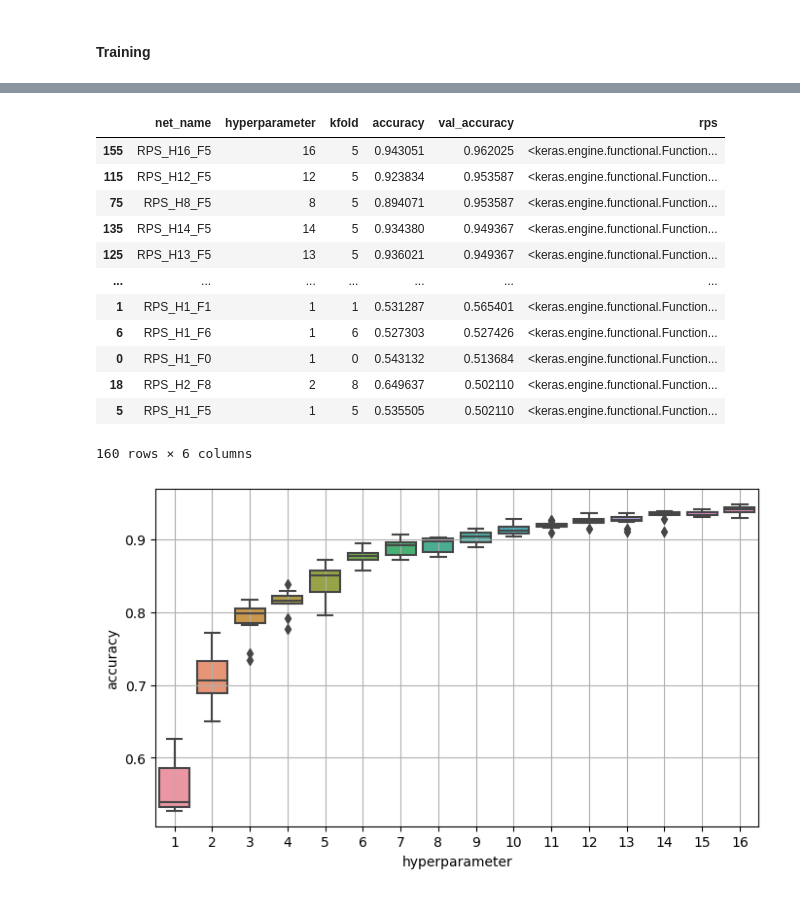
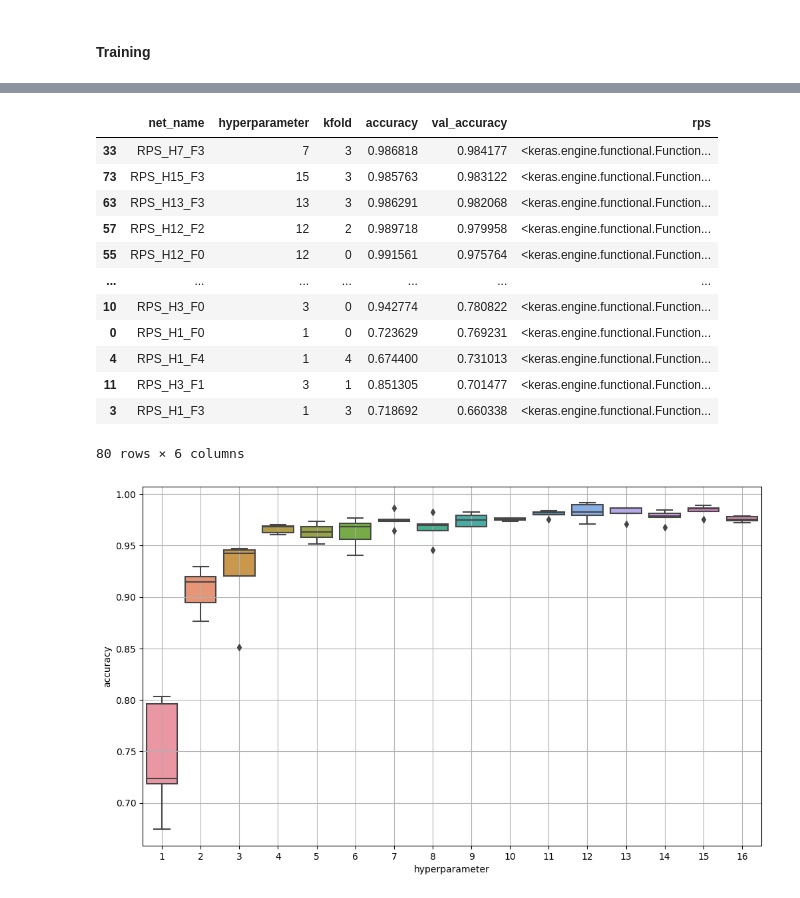
Before and after one commit to renatohack/Robotics-and-Computer-Vision, a Jupyter notebook: 2 - Computer Vision/cv/AT/src/krps-folder.ipynb, the cells around one changed output, grey strips where cells are left out. Drawn from its saved outputs; the diff is of its cells as text; code cells hidden in the pictures.

Commit message:
Treinamento finalizado com KFold, Early Stopping e augmentation de 359 graus.

```diff
--- a/2 - Computer Vision/cv/AT/src/krps-folder.ipynb
+++ b/2 - Computer Vision/cv/AT/src/krps-folder.ipynb
@@ -20,7 +21,7 @@ from matplotlib import pyplot
 # IMPORT IMAGES
 dir_images_train = "C:\\zImagens\\train"
 image_size = (32,32)
-batch_size = 1
+batch_size = 32
 
 # TRAINING
 the_seed = 32
@@ -29,11 +30,12 @@ convnn_acivation = 'relu'
 fully_connected_acivation = 'tanh'
 hyperparameter_max = 16
 learning_rate = 0.001
-max_epochs = 5
+patience = 10
+max_epochs = patience * 100
 score_metric = 'accuracy'
 verbose = 1
-phi = 360
-n_folds = 10
+phi = 359
+n_folds = 5
 
 # SET RANDOM
 random.seed(the_seed)
@@ -78,7 +80,7 @@ def create_rps(input_size : tuple[int, int, int] = (32, 32, 1),
                       fully_connected_acivation : str = 'tanh',
                       net_name : str = 'RPS',
                       hyperparameter : int = 1,
-                      phi = 360):
+                      phi : float = 360):
 
     filter_size = (3,3)
     pooling_size = (2,2)
@@ -128,6 +130,7 @@ def create_rps(input_size : tuple[int, int, int] = (32, 32, 1),
 # %%
 result_list = []
 kfolder = StratifiedKFold(n_splits = n_folds, random_state = the_seed, shuffle = True)
+early_stopping = EarlyStopping(monitor = "val_loss", patience = patience, restore_best_weights = True, verbose = verbose)
 
 for hyperparameter in numpy.arange(1, hyperparameter_max + 1):
     for i, (train_index, validation_index) in enumerate(kfolder.split(train_images, train_labels)):
@@ -150,7 +153,9 @@ for hyperparameter in numpy.arange(1, hyperparameter_max + 1):
 
         history = rps_net.fit(X_train, Y_train, epochs = max_epochs,
                             validation_data=(X_val, Y_val),
-                            verbose = verbose)
+                            verbose = verbose,
+                            batch_size = batch_size,
+                            callbacks = [early_stopping])
 
         training_score = history.history[score_metric][-1]
         validation_score = history.history[f"val_{score_metric}"][-1]
@@ -181,22 +186,22 @@ results.columns = ["net_name", 'hyperparameter', "kfold", score_metric, f"val_{s
 results.sort_values("val_accuracy", ascending = False)
 # %% [output]
 |  | net_name | hyperparameter | kfold | accuracy | val_accuracy | rps |
-| 155 | RPS_H16_F5 | 16 | 5 | 0.943051 | 0.962025 | <keras.engine.functional.Function... |
-| 115 | RPS_H12_F5 | 12 | 5 | 0.923834 | 0.953587 | <keras.engine.functional.Function... |
-| 75 | RPS_H8_F5 | 8 | 5 | 0.894071 | 0.953587 | <keras.engine.functional.Function... |
-| 135 | RPS_H14_F5 | 14 | 5 | 0.934380 | 0.949367 | <keras.engine.functional.Function... |
-| 125 | RPS_H13_F5 | 13 | 5 | 0.936021 | 0.949367 | <keras.engine.functional.Function... |
+| 33 | RPS_H7_F3 | 7 | 3 | 0.986818 | 0.984177 | <keras.engine.functional.Function... |
+| 73 | RPS_H15_F3 | 15 | 3 | 0.985763 | 0.983122 | <keras.engine.functional.Function... |
+| 63 | RPS_H13_F3 | 13 | 3 | 0.986291 | 0.982068 | <keras.engine.functional.Function... |
+| 57 | RPS_H12_F2 | 12 | 2 | 0.989718 | 0.979958 | <keras.engine.functional.Function... |
+| 55 | RPS_H12_F0 | 12 | 0 | 0.991561 | 0.975764 | <keras.engine.functional.Function... |
 | ... | ... | ... | ... | ... | ... | ... |
-| 1 | RPS_H1_F1 | 1 | 1 | 0.531287 | 0.565401 | <keras.engine.functional.Function... |
-| 6 | RPS_H1_F6 | 1 | 6 | 0.527303 | 0.527426 | <keras.engine.functional.Function... |
-| 0 | RPS_H1_F0 | 1 | 0 | 0.543132 | 0.513684 | <keras.engine.functional.Function... |
-| 18 | RPS_H2_F8 | 2 | 8 | 0.649637 | 0.502110 | <keras.engine.functional.Function... |
-| 5 | RPS_H1_F5 | 1 | 5 | 0.535505 | 0.502110 | <keras.engine.functional.Function... |
+| 10 | RPS_H3_F0 | 3 | 0 | 0.942774 | 0.780822 | <keras.engine.functional.Function... |
+| 0 | RPS_H1_F0 | 1 | 0 | 0.723629 | 0.769231 | <keras.engine.functional.Function... |
+| 4 | RPS_H1_F4 | 1 | 4 | 0.674400 | 0.731013 | <keras.engine.functional.Function... |
+| 11 | RPS_H3_F1 | 3 | 1 | 0.851305 | 0.701477 | <keras.engine.functional.Function... |
+| 3 | RPS_H1_F3 | 1 | 3 | 0.718692 | 0.660338 | <keras.engine.functional.Function... |
-160 rows × 6 columns
+80 rows × 6 columns
 # %%
-fig = pyplot.figure(figsize = (8, 4.5))
+fig = pyplot.figure(figsize = (12, 7))
 ax = fig.add_subplot(111)
 boxplot(results, x = 'hyperparameter', y = 'accuracy', ax = ax)
 ax.grid()
 # %% [output]
-[figure, old version]
+[figure, new version]
```
Also changed, not shown: parts of 2 cells of this notebook.
